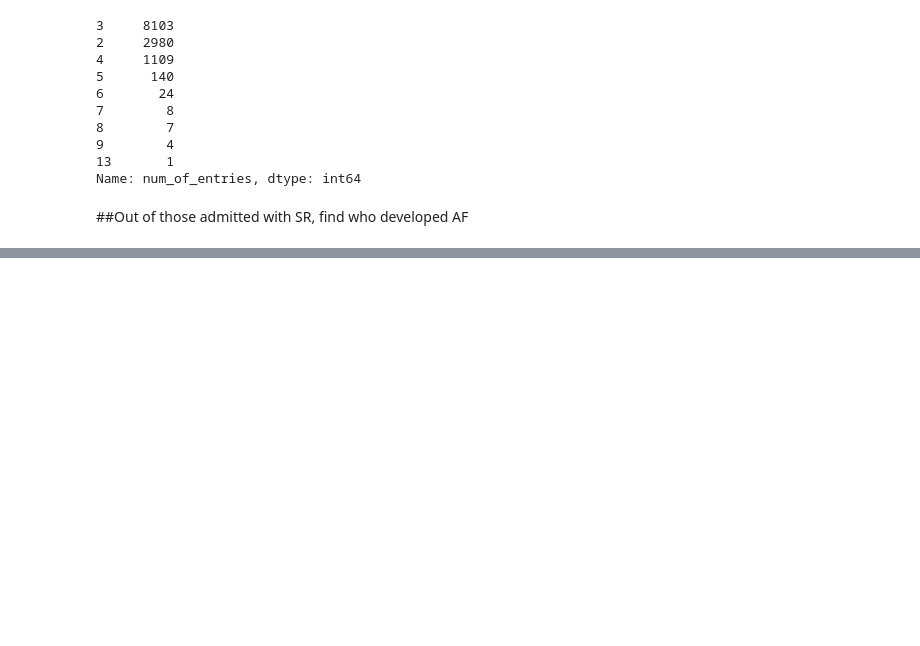
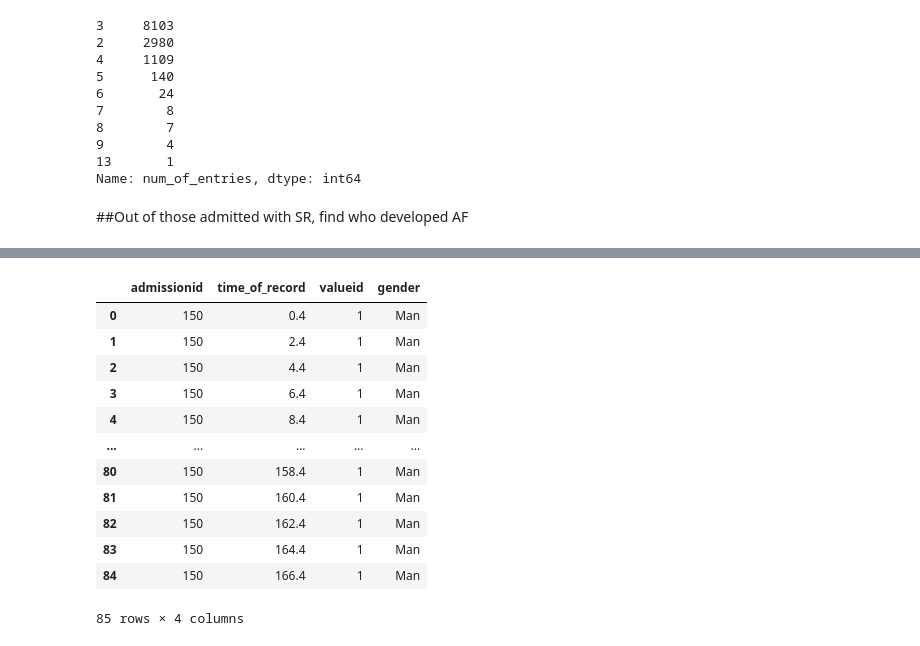
Before and after one commit to kingbughk-notused/Datathon-2021, a Jupyter notebook: AF.ipynb, the cells around one changed output, grey strips where cells are left out. Saved outputs shown, nothing was run; the diff lists cells and outputs as text; code cells hidden in the pictures; blank space fills up the shorter version.

```diff
--- a/AF.ipynb
+++ b/AF.ipynb
@@ -303,0 +346,16 @@ Name: time_to_AF, dtype: float64
+# %%
+rhythm_of_150
+# %% [output]
+|  | admissionid | time_of_record | valueid | gender |
+| 0 | 150 | 0.4 | 1 | Man |
+| 1 | 150 | 2.4 | 1 | Man |
+| 2 | 150 | 4.4 | 1 | Man |
+| 3 | 150 | 6.4 | 1 | Man |
+| 4 | 150 | 8.4 | 1 | Man |
+| ... | ... | ... | ... | ... |
+| 80 | 150 | 158.4 | 1 | Man |
+| 81 | 150 | 160.4 | 1 | Man |
+| 82 | 150 | 162.4 | 1 | Man |
+| 83 | 150 | 164.4 | 1 | Man |
+| 84 | 150 | 166.4 | 1 | Man |
+85 rows × 4 columns
```
Also changed, not shown: parts of 15 cells of this notebook.
